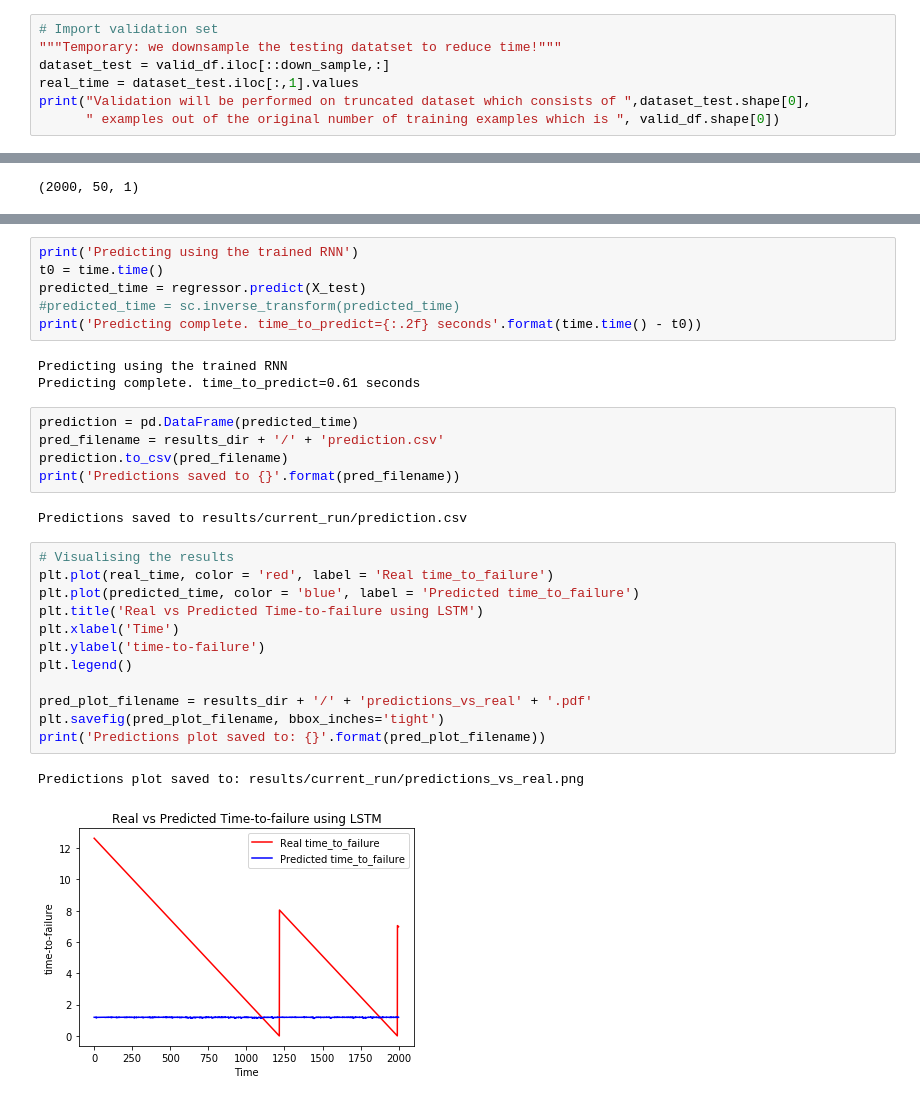
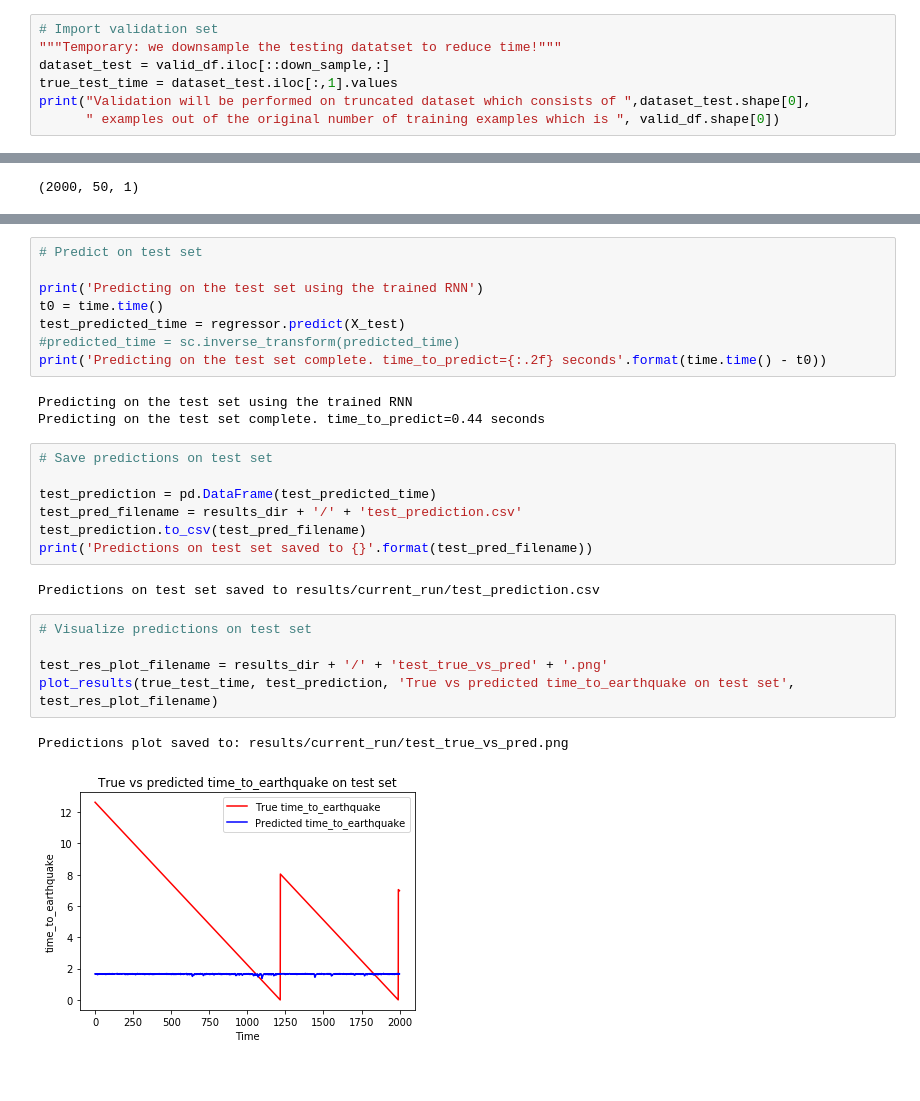
Before and after one commit to sgamage2/ece-9309-ml-project, a Jupyter notebook: LANL_NB.ipynb, the cells around one changed output, grey strips where cells are left out. Saved outputs shown, nothing was run; the diff lists cells and outputs as text.

```diff
--- a/LANL_NB.ipynb
+++ b/LANL_NB.ipynb
@@ -437,7 +452,7 @@ RNN plot saved to results/current_run/rnn_plot.png
 # Import validation set
 """Temporary: we downsample the testing datatset to reduce time!"""
 dataset_test = valid_df.iloc[::down_sample,:]
-real_time = dataset_test.iloc[:,1].values
+true_test_time = dataset_test.iloc[:,1].values
 print("Validation will be performed on truncated dataset which consists of ",dataset_test.shape[0],
       " examples out of the original number of training examples which is ", valid_df.shape[0])
 # %% [output]
@@ -492,31 +548,28 @@ X_test.shape
 # %%
-print('Predicting using the trained RNN')
+# Predict on test set
+
+print('Predicting on the test set using the trained RNN')
 t0 = time.time()
-predicted_time = regressor.predict(X_test)
+test_predicted_time = regressor.predict(X_test)
 #predicted_time = sc.inverse_transform(predicted_time)
-print('Predicting complete. time_to_predict={:.2f} seconds'.format(time.time() - t0))
+print('Predicting on the test set complete. time_to_predict={:.2f} seconds'.format(time.time() - t0))
 # %% [output]
-Predicting using the trained RNN
-Predicting complete. time_to_predict=0.61 seconds
+Predicting on the test set using the trained RNN
+Predicting on the test set complete. time_to_predict=0.44 seconds
 # %%
-prediction = pd.DataFrame(predicted_time)
-pred_filename = results_dir + '/' + 'prediction.csv'
-prediction.to_csv(pred_filename)
-print('Predictions saved to {}'.format(pred_filename))
+# Save predictions on test set
+
+test_prediction = pd.DataFrame(test_predicted_time)
+test_pred_filename = results_dir + '/' + 'test_prediction.csv'
+test_prediction.to_csv(test_pred_filename)
+print('Predictions on test set saved to {}'.format(test_pred_filename))
 # %% [output]
-Predictions saved to results/current_run/prediction.csv
+Predictions on test set saved to results/current_run/test_prediction.csv
-# %%
-# Visualising the results
-plt.plot(real_time, color = 'red', label = 'Real time_to_failure')
-plt.plot(predicted_time, color = 'blue', label = 'Predicted time_to_failure')
-plt.title('Real vs Predicted Time-to-failure using LSTM')
-plt.xlabel('Time')
-plt.ylabel('time-to-failure')
-plt.legend()
-
-pred_plot_filename = results_dir + '/' + 'predictions_vs_real' + '.pdf'
-plt.savefig(pred_plot_filename, bbox_inches='tight')
-print('Predictions plot saved to: {}'.format(pred_plot_filename))
-# %% [output]
-Predictions plot saved to: results/current_run/predictions_vs_real.png
-[figure, removed]
+# %%
+# Visualize predictions on test set
+
+test_res_plot_filename = results_dir + '/' + 'test_true_vs_pred' + '.png'
+plot_results(true_test_time, test_prediction, 'True vs predicted time_to_earthquake on test set', test_res_plot_filename)
+# %% [output]
+Predictions plot saved to: results/current_run/test_true_vs_pred.png
+[figure, added]
```
Also changed, not shown: parts of 14 cells of this notebook, 11 other files.
